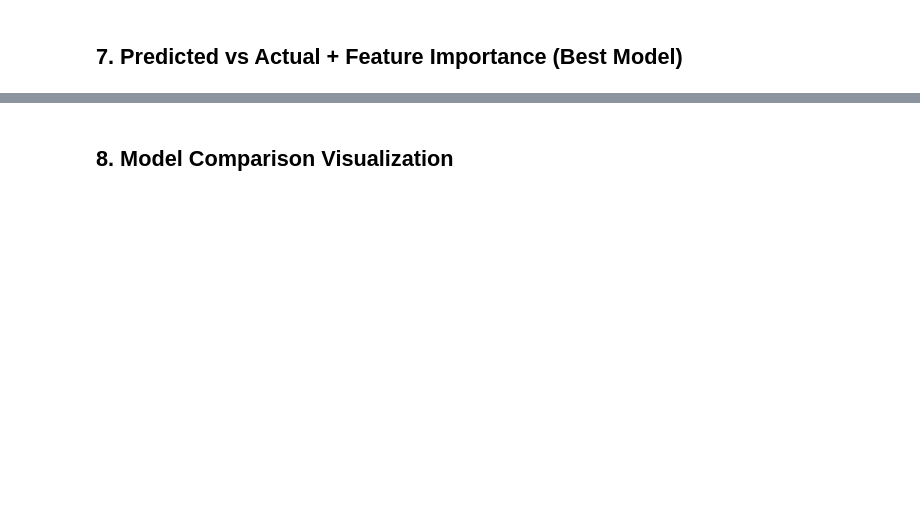
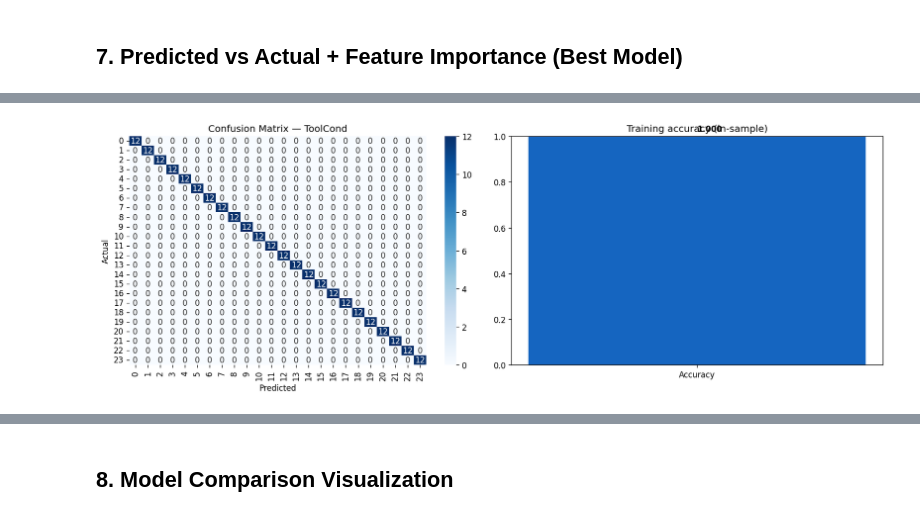
Before and after one commit to mael292005/analysis-of-CNC-machining-tools, a Jupyter notebook: analyse de base/analysis_CNC_Turning.ipynb, the cells around one changed output, grey strips where cells are left out. Saved outputs shown, nothing was run; the diff lists cells and outputs as text; code cells hidden in the pictures; blank space fills up the shorter version.

```diff
--- a/analyse de base/analysis_CNC_Turning.ipynb
+++ b/analyse de base/analysis_CNC_Turning.ipynb
@@ -343,0 +331,81 @@ if input_cols and targets:
+# %%
+if input_cols and targets:
+    # For each target, fit on full data and visualize depending on task type
+    for tgt_name, tgt_col in targets.items():
+        X_t = exp2[input_cols].dropna()
+        y_t = exp2.loc[X_t.index, tgt_col].dropna()
+        X_t = X_t.loc[y_t.index]
+
+        print(f'\n>>> Visualizing results for {tgt_name} — {tgt_col}')
+
+        if tgt_col == tool_col and tool_col is not None:
+            # Classification: train a RandomForestClassifier and show confusion matrix
+            from sklearn.ensemble import RandomForestClassifier
+            from sklearn.metrics import confusion_matrix, classification_report
+            clf = RandomForestClassifier(n_estimators=200, random_state=42)
+            clf.fit(X_t, y_t)
+            y_pred = clf.predict(X_t)
+
+            # Confusion matrix
+            cm = confusion_matrix(y_t, y_pred)
+            fig, ax = plt.subplots(1, 2, figsize=(14, 5))
+            sns.heatmap(cm, annot=True, fmt='d', cmap='Blues', ax=ax[0])
+            ax[0].set_xlabel('Predicted'); ax[0].set_ylabel('Actual')
+            ax[0].set_title(f'Confusion Matrix — {tgt_name}')
+
+            # Accuracy / class counts
+            acc = (y_pred == y_t).mean()
+            ax[1].bar(['Accuracy'], [acc], color='#1565C0')
+            ax[1].set_ylim(0, 1)
+            ax[1].text(0, acc + 0.02, f'{acc:.3f}', fontweight='bold')
+            ax[1].set_title('Training accuracy (in-sample)')
+
+            plt.tight_layout()
+            plt.show()
+
+            print('\nClassification report:')
+            print(classification_report(y_t, y_pred))
+
+            # Feature importances
+            imp = pd.Series(clf.feature_importances_, index=input_cols)
+            fig, ax = plt.subplots(figsize=(9, 5))
+            imp.sort_values().plot(kind='barh', ax=ax, color='steelblue')
+            ax.set_title('Feature Importances — RandomForest (classification)', fontweight='bold')
+            ax.set_xlabel('Importance')
+            ax.grid(True, alpha=0.3, axis='x')
+            plt.tight_layout()
+            plt.show()
+
+        else:
+            # Regression: existing behaviour (fit RandomForest and scatter predicted vs actual)
+            rf = RandomForestRegressor(n_estimators=200, random_state=42)
+            rf.fit(X_t, y_t)
+            y_pred = rf.predict(X_t)
+
+            fig, ax = plt.subplots(figsize=(6, 6))
+            ax.scatter(y_t, y_pred, alpha=0.5, s=25, color='#1565C0',
+                        edgecolors='white', linewidth=0.5)
+            lim = [min(y_t.min(), y_pred.min()), max(y_t.max(), y_pred.max())]
+            ax.plot(lim, lim, 'k--', linewidth=1.2, label='Perfect')
+            ax.set_xlabel(f'{tgt_name} actual'); ax.set_ylabel(f'{tgt_name} predicted')
+            r2 = r2_score(y_t, y_pred)
+            mae = mean_absolute_error(y_t, y_pred)
+            ax.set_title(f'Predicted vs Actual — {tgt_name}\nR²={r2:.3f} | MAE={mae:.4f}',
+                          fontweight='bold')
+            ax.legend(); ax.grid(True, alpha=0.3)
+
+            plt.tight_layout()
+            plt.show()
+
+            # Feature importance for regression target
+            if tgt_name == 'Ra' and ra_col and ra_col in exp2.columns:
+                imp = pd.Series(rf.feature_importances_, index=input_cols)
+                fig, ax = plt.subplots(figsize=(9, 5))
+                imp.sort_values().plot(kind='barh', ax=ax, color='steelblue')
+                ax.set_title('Feature Importances for Ra Prediction — Random Forest',
+                              fontweight='bold')
+                ax.set_xlabel('Importance (Gini)')
+                ax.grid(True, alpha=0.3, axis='x')
+                plt.tight_layout()
+                plt.show()
+# %% [output]
@@ -343,0 +413 @@ if input_cols and targets:
+[figure, added]
```
Also changed, not shown: parts of 5 cells of this notebook, 10 other files.
